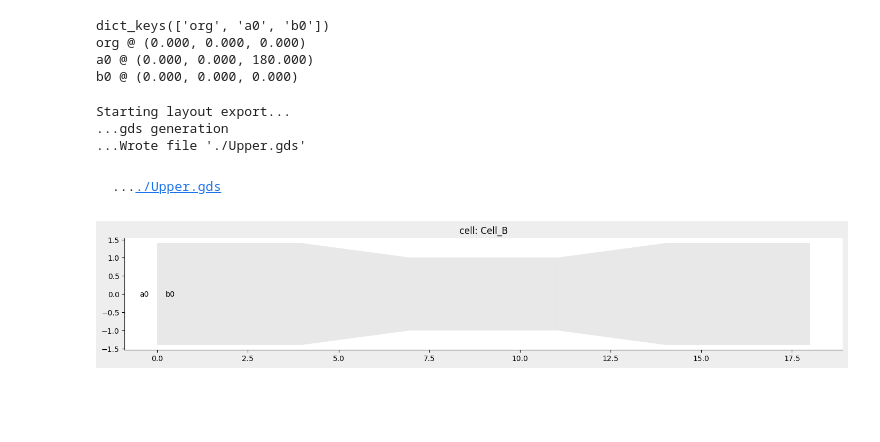
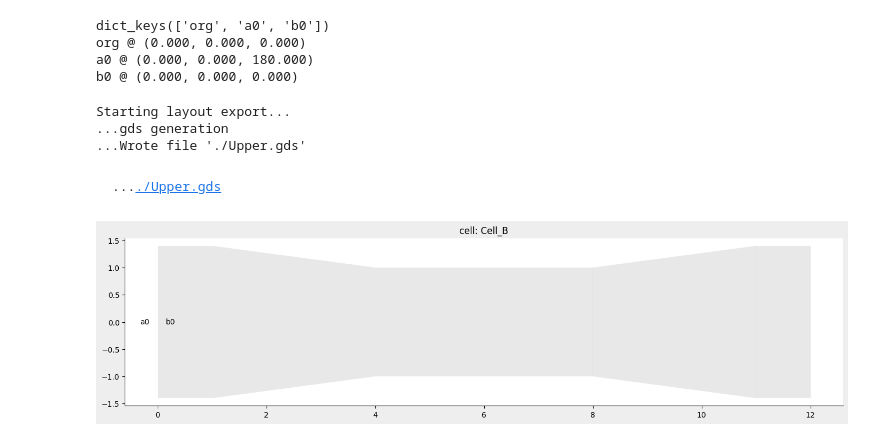
Before and after one commit to Harryxwh/SiNDispersionEngineering, a Jupyter notebook: Layouts/nazca_test.ipynb, the cells around one changed output. Cells and saved outputs as stored; diff of their text form; code cells hidden in the pictures; blank space fills up the shorter version.

```diff
--- a/Layouts/nazca_test.ipynb
+++ b/Layouts/nazca_test.ipynb
@@ -34,17 +34,17 @@ a0 @ (0.000, 0.000, 180.000)
 b0 @ (0.000, 0.000, 0.000)
 # %%
 with nd.Cell(name='Cell_B') as cellb:
-    nd.strt(length=4,width=2.8).put()
+    nd.strt(length=1,width=2.8).put()
     nd.taper(length=3, width1=2.8, width2=2.0).put()
     nd.strt(length=4,width=2).put()
     nd.taper(length=3, width1=2.0, width2=2.8).put()
-    nd.strt(length=4,width=2.8).put()
+    nd.strt(length=1,width=2.8).put()
 
 nd.export_gds(cellb,"Upper.gds")
 nd.export_plt(cellb)
 # %% [output]
 Starting layout export...
 ...gds generation
 ...Wrote file './Upper.gds'
 ..../Upper.gds
-[figure, old version]
+[figure, new version]
```
Also changed, not shown: 1 other file.
